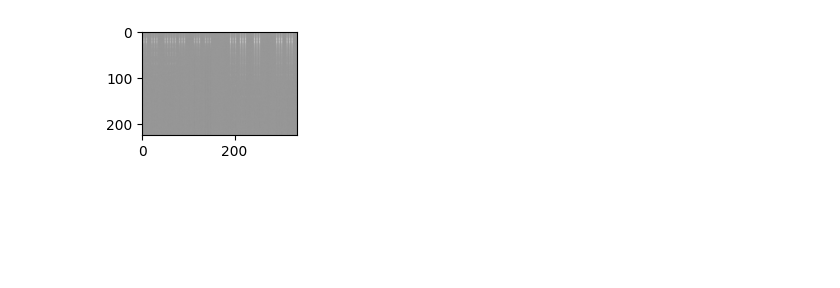
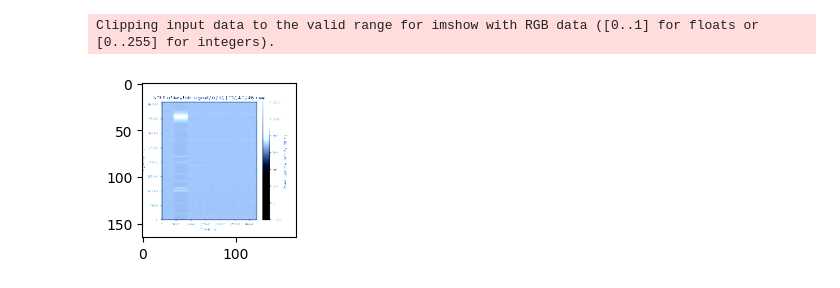
Before and after one commit to unknownuser374/SentinelWave, a Jupyter notebook: ModelPrep/pytorch_cnn_impl.ipynb, the cells around one changed output. Saved outputs shown, nothing was run; the diff lists cells and outputs as text; code cells hidden in the pictures; blank space fills up the shorter version.

```diff
--- a/ModelPrep/pytorch_cnn_impl.ipynb
+++ b/ModelPrep/pytorch_cnn_impl.ipynb
@@ -21,48 +21,55 @@ import torch.optim as optim
 import torchvision.transforms as transforms
 from torch.utils.data import DataLoader, TensorDataset, random_split
 from torchvision.datasets import ImageFolder
+import gc
 
 # File paths
-TESTDIR = './../Data/Hyundai/'
+TESTDIR = './../Data/ToyotaLc/'
 TESTPATH = 'Lock/'
 TESTSIG = 'keyfob_signal2023Y1022163258.raw'
-TESTOUT = './../Data/MelSpec/Hyundai/'
+TESTOUT = './../Data/MelSpecV1/ToyotaLc/'
 
-IMG_SIZE=640
-IMG_L = 640
+IMG_SIZE=165
+IMG_L = 165
 
 device = torch.device("cuda:0" if torch.cuda.is_available() else "cpu")
 
-classes = ('Lock', 'Unlock')
+classes = ('Lock', 'Unlock','None')
+os.environ["PYTORCH_CUDA_ALLOC_CONF"] = "max_split_size_mb:512"
+#torch.cuda.set_per_process_memory_fraction(0.8)
 # %%
-# Define the directory where Mel spectrogram images are stored
-data_directory = TESTOUT
+# Define data transformations including normalization
+mean = [0.485, 0.456, 0.406]  # Mean values for the ImageNet dataset
+std = [0.229, 0.224, 0.225]   # Standard deviation values for the ImageNet dataset
 
-# Define data transformations
-transform = transforms.Compose([transforms.Resize((IMG_SIZE,IMG_L)),
-                                transforms.ToTensor()])
+transform = transforms.Compose([
+    transforms.Resize((IMG_SIZE, IMG_L)),
+    transforms.ToTensor(),
+    transforms.Normalize(mean, std)  # Normalize with the specified mean and std
+])
 
 # Define the dataset using ImageFolder
-dataset = ImageFolder(data_directory, transform=transform)
+dataset = ImageFolder(TESTOUT, transform=transform)
 
 # Split the dataset into train and validation sets
-train_size = int(0.9 * len(dataset))
+train_size = int(0.8 * len(dataset))
 val_size = len(dataset) - train_size
 train_dataset, val_dataset = random_split(dataset, [train_size, val_size])
 
 # Create data loaders for training and validation
-batch_size = 5
+batch_size = 1
 train_loader = DataLoader(train_dataset, batch_size=batch_size, shuffle=True)
 val_loader = DataLoader(val_dataset, batch_size=batch_size)
 # %%
 data_iterator = iter(train_loader)
 images, labels = next(data_iterator)
 # %%
-npimg = images[4].numpy()
+npimg = images[0].numpy()
 # Display the image using matplotlib
 plt.figure(figsize=(2,2))
 plt.imshow(np.transpose(npimg, (1, 2, 0)))
 plt.show()
 # %% [output]
+Clipping input data to the valid range for imshow with RGB data ([0..1] for floats or [0..255] for integers).
-[figure, old version]
+[figure, new version]
 # %%
```
Also changed, not shown: parts of 6 cells of this notebook, 3 other files.
